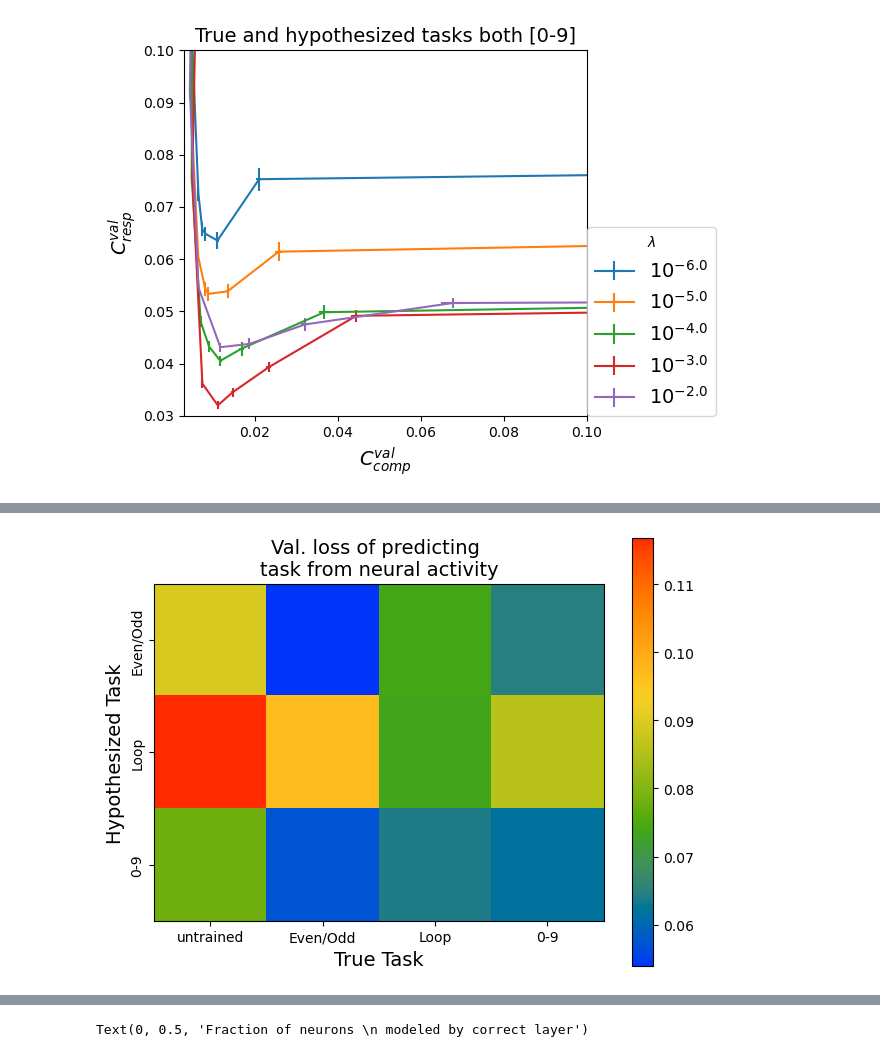
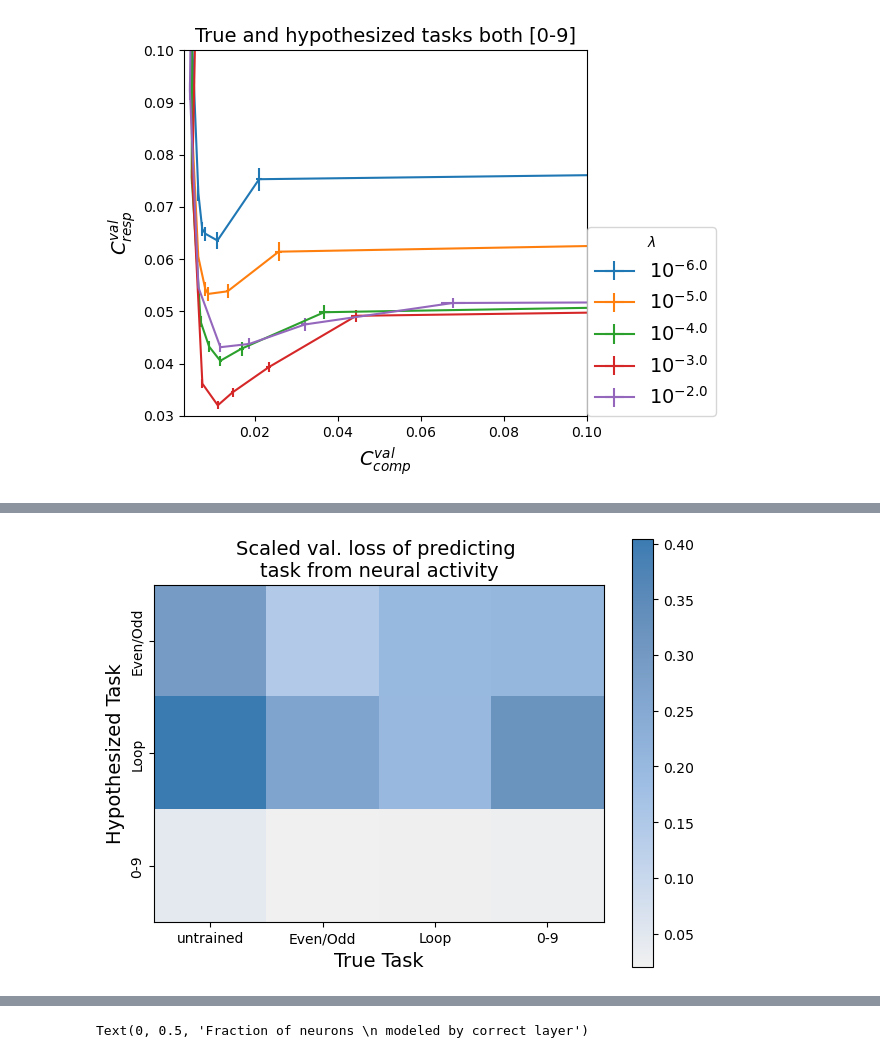
Before and after one commit to zdeblick/JointTraining, a Jupyter notebook: Figures.ipynb, the cells around one changed output, grey strips where cells are left out. Drawn from its saved outputs; the diff is of its cells as text; code cells hidden in the pictures.

```diff
--- a/Figures.ipynb
+++ b/Figures.ipynb
@@ -3,7 +3,7 @@ from sklearn import datasets
 import matplotlib.pyplot as plt
 import numpy as np
 import colorcet as cc
-cmap = cc.cm.rainbow
+cmap = cc.cm.blues
 import scipy
 %matplotlib inline
 %config Completer.use_jedi = False
@@ -116,6 +116,8 @@ plt.colorbar()
 # %%
 order = [0,1,2,3]
 trials = 40
+task_dims = [2,2,10]
+
 
 matchstrs = [['_L2matched','_eomatched','_loopmatched',''][i] for i in order]
 trainstrs = [['_untrained', '_eotrained','_looptrained',''][i] for i in order]
@@ -123,16 +125,14 @@ hypo_labels = [['$\ell_2$','Even/Odd','Loop','0-9'][i] for i in order]
 train_labels = [['untrained','Even/Odd','Loop','0-9'][i] for i in order]
 
 
-min_rls = np.zeros((len(matchstrs),len(trainstrs)))
-mrlsem = np.zeros((len(matchstrs),len(trainstrs)))
-teaches = np.zeros((len(matchstrs),len(trainstrs)))
-baselines = np.zeros((len(matchstrs),len(trainstrs)))
-
 layer_acc = np.zeros((len(matchstrs),len(trainstrs)))
 layer_bias = np.zeros((len(matchstrs),len(trainstrs)))
 SdP = 6*8/1024
 
-all_Ts = np.zeros((trials,len(matchstrs)-1,len(trainstrs)))
+all_Ls = np.nan*np.ones((trials,len(matchstrs),len(trainstrs),20,20))
+all_fracs = np.nan*np.ones((trials,len(matchstrs),len(trainstrs),20,20))
+all_biass = np.nan*np.ones((trials,len(matchstrs),len(trainstrs),20,20))
+
 task_matches = np.zeros((trials,len(matchstrs)-1,len(trainstrs)))
 
 for m_i, match in enumerate(matchstrs):
@@ -141,45 +141,34 @@ for m_i, match in enumerate(matchstrs):
 
         D = np.load(fname)
         alpha_min, lambda_min = np.unravel_index(np.argmin(np.mean(D['test_losses'][:,:,:,1],axis=0)),(D['alphas'].size,D['l1s'].size))
+#         alpha_min = 0
 
+        bls = np.mean(D['test_losses'][:,-1,lambda_min,1])
+        if m_i>0:
+            a = D['task_alignments'][:,alpha_min,lambda_min,1,m_i-1,:]
+            task_matches[:,m_i-1,t_i] = np.min(a[np.isfinite(a)],axis=-1)/(task_dims[m_i-1])
 
-        rlm = np.mean(D['test_losses'][:,:,:,1],axis=0)
-        rlsem = np.std(D['test_losses'][:,:,:,1],axis=0)/np.sqrt(trials)
-        baseline = np.min(np.mean(rlm[-3:,:],axis=0))
-
-        bls = np.mean(D['test_losses'][:,-3:,lambda_min,1],axis=1)
-        if m_i>0:
-            all_Ts[:,m_i-1,t_i] = (bls-D['test_losses'][:,alpha_min,lambda_min,1])/bls
-            task_matches[:,m_i-1,t_i] = np.max(D['task_alignments'][:,alpha_min,lambda_min,1,m_i-1,:],axis=-1)
-
-
-#         best = np.min(rlm[0,:]) #alpha=1
-        best = np.min(rlm) #alpha_y
-        min_rls[m_i,t_i] = best
-        baselines[m_i,t_i] = baseline
-        mrlsem[m_i,t_i] = rlsem[rlm==best]
-#         teaches[m_i,t_i] = (baseline-best)/(baseline)
-        teaches[m_i,t_i] = np.mean( (bls-D['test_losses'][:,alpha_min,lambda_min,1])/bls )
+        teaches[:,m_i,t_i] = (bls-D['test_losses'][:,alpha_min,lambda_min,1])/bls
 
         cms = D['cms']
         from_too_deep = (cms[:,:,:,0,1]+cms[:,:,:,0,2]+cms[:,:,:,1,2])/np.sum(cms,axis=(-2,-1))
         from_too_shallow = (cms[:,:,:,1,0]+cms[:,:,:,2,0]+cms[:,:,:,2,1])/np.sum(cms,axis=(-2,-1))
         just_right = (cms[:,:,:,0,0]+cms[:,:,:,1,1]+cms[:,:,:,2,2])/np.sum(cms,axis=(-2,-1))
-        layer_acc[m_i,t_i] = np.mean(just_right,axis=0)[rlm==best]
-        lbs = np.mean(from_too_deep-from_too_shallow,axis=0)/(np.std(from_too_deep-from_too_shallow,axis=0)/np.sqrt(trials))
-        layer_bias[m_i,t_i] = lbs[rlm==best]
+        layer_acc[m_i,t_i] = np.mean(just_right,axis=0)[alpha_min,lambda_min]
+        lbs = (from_too_deep-from_too_shallow)#/(np.std(from_too_deep-from_too_shallow,axis=0)/np.sqrt(trials))
+        layer_bias[m_i,t_i] = np.mean(lbs,axis=0)[alpha_min,lambda_min]
 
+        all_biass[:,m_i,t_i,:D['alphas'].size,:D['l1s'].size] = lbs
+        all_fracs[:,m_i,t_i,:D['alphas'].size,:D['l1s'].size] = just_right
+        all_Ls[:,m_i,t_i,:D['alphas'].size,:D['l1s'].size] = (bls-D['test_losses'][:,:,:,1])/bls
 
-print(min_rls)
-print(mrlsem)
-task_dims = [2,2,10]
 fnames = ['Tjt','frac_correct','bias','zfromy_loss']
-titles = ['Relative improvement \n in response loss','Fraction of neurons \n modeled by correct layer','Bias in predicted layer','Val. loss of predicting \ntask from neural activity']
-data = [teaches,layer_acc,layer_bias,np.mean(-task_matches,axis=0)/np.sqrt(np.expand_dims(task_dims,-1))]
-# data_for_sem =
-cmaps = [cmap,cmap,'PiYG',cmap]
-vmins = [None,1/3,-10,None]
-vmaxs = [None,0.8,10,None]
+titles = ['Relative improvement \n in response loss $T_{JT}$','Fraction of neurons \n modeled by correct layer','Bias in layer prediction','Scaled val. loss of predicting \ntask from neural activity']
+data = [np.mean(teaches,axis=0),layer_acc,layer_bias,np.mean(-task_matches,axis=0)/np.sqrt(np.expand_dims(task_dims,-1))]
+
+cmaps = [cmap,cmap,cc.cm.coolwarm,cmap]
+vmins = [None,1/3,-0.1,None]
+vmaxs = [None,0.8,0.1,None]
 
 for i in range(len(titles)):
     fig,ax = plt.subplots()
@@ -192,38 +181,4 @@ for i in range(len(titles)):
     plt.xlabel('True Task',fontsize=14)
     fig.tight_layout()
     plt.savefig(savepath+'digits_'+fnames[i])
-
-#     for r in range(len(hypo_labels)):
-#         for c in range(len(train_labels)):
-#             if c!=len(train_labels)-1 and scipy.stats.wilcoxon(full_data[i][:,r,c]-full_data[i][:,r,c+1])<0.01:
-#                 plt.plot([r,r],[c+0.4,c+0.6],'w',linewidth=10)
-
-fig,ax = plt.subplots()
-cs = ['m','r','g','b']
-ms = ['o','+','*']
-_, matchs, trains = task_matches.shape
-
-
-hs = np.empty((trains, matchs),dtype=object)
-
-for m_i in range(matchs):
-    for t_i in range(trains):
-        h = plt.scatter(-np.mean(task_matches[:,m_i,t_i])/np.sqrt(task_dims[m_i]),np.mean(all_Ts[:,m_i,t_i]),c=[cs[t_i]]*1,marker=ms[m_i])
-        hs[t_i,m_i] = h
-
-# for m_i in range(matchs):
-#     for t_i in range(trains):
-#         h = plt.scatter(-(task_matches[:,m_i,t_i])/np.sqrt(task_dims[m_i]),(all_Ts[:,m_i,t_i]),c=[cs[t_i]]*trials,marker=ms[m_i])
-#         hs[t_i,m_i] = h
-
-
-
-labels = hypo_labels[-matchs:]+['']*(matchs-1)*(trains+1)
-title = 'true:'+' '*1+(' '*4).join(train_labels[-trains:])+'\nhypo.:'
-plt.legend(np.ravel(hs),labels,ncol=trains,markerfirst=False,title=title,loc=(0,1))
-
-plt.xlabel('Val. loss of predicting task from neural activity',fontsize=14)
-plt.ylabel('Relative improvement in val. loss, $T_{JT}$',fontsize=14)
-fig.tight_layout()
-plt.savefig(savepath+'digits_Tjt_vs_zfromy_loss')
 # %% [output]
@@ -241 +188 @@ plt.savefig(savepath+'digits_Tjt_vs_zfromy_loss')
-[figure, old version]
+[figure, new version]
```
Also changed, not shown: parts of 7 cells of this notebook, 9 other files.
